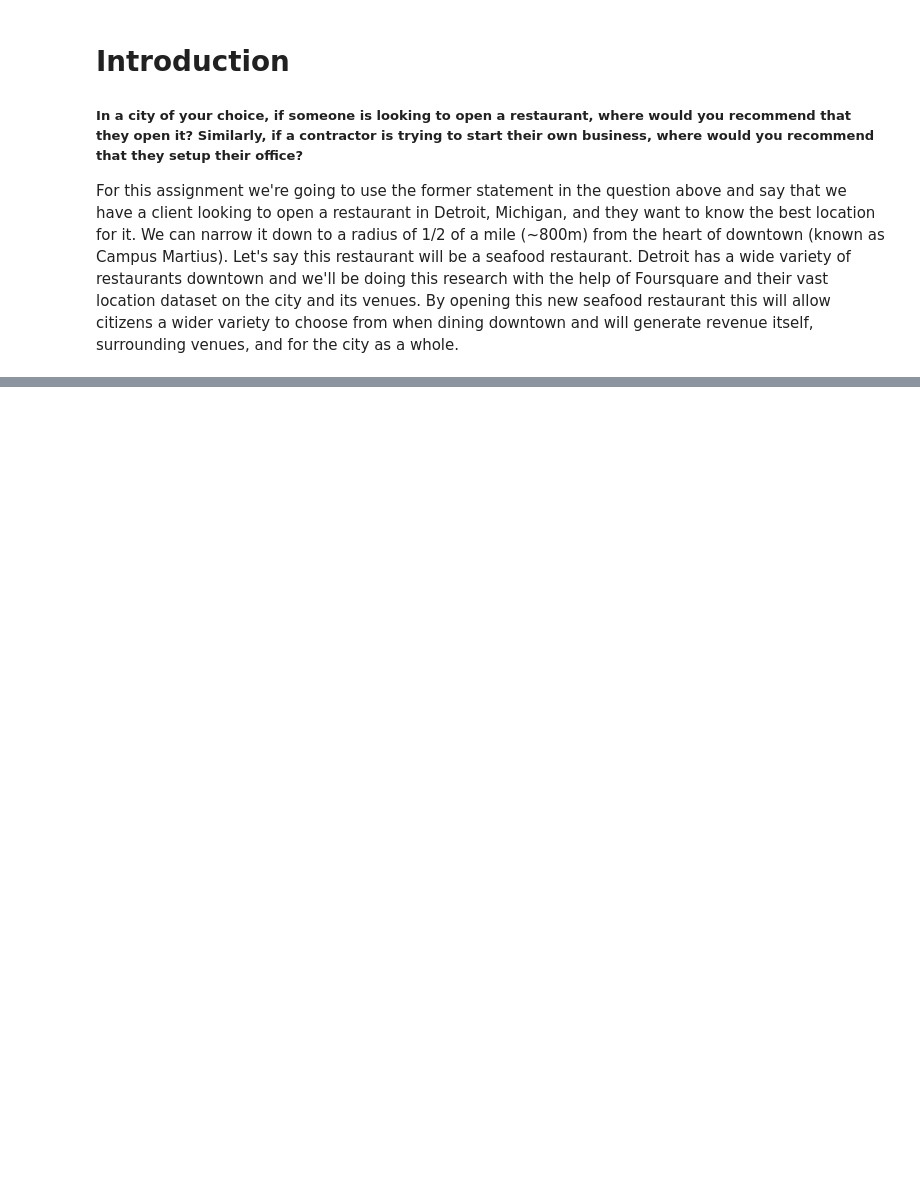
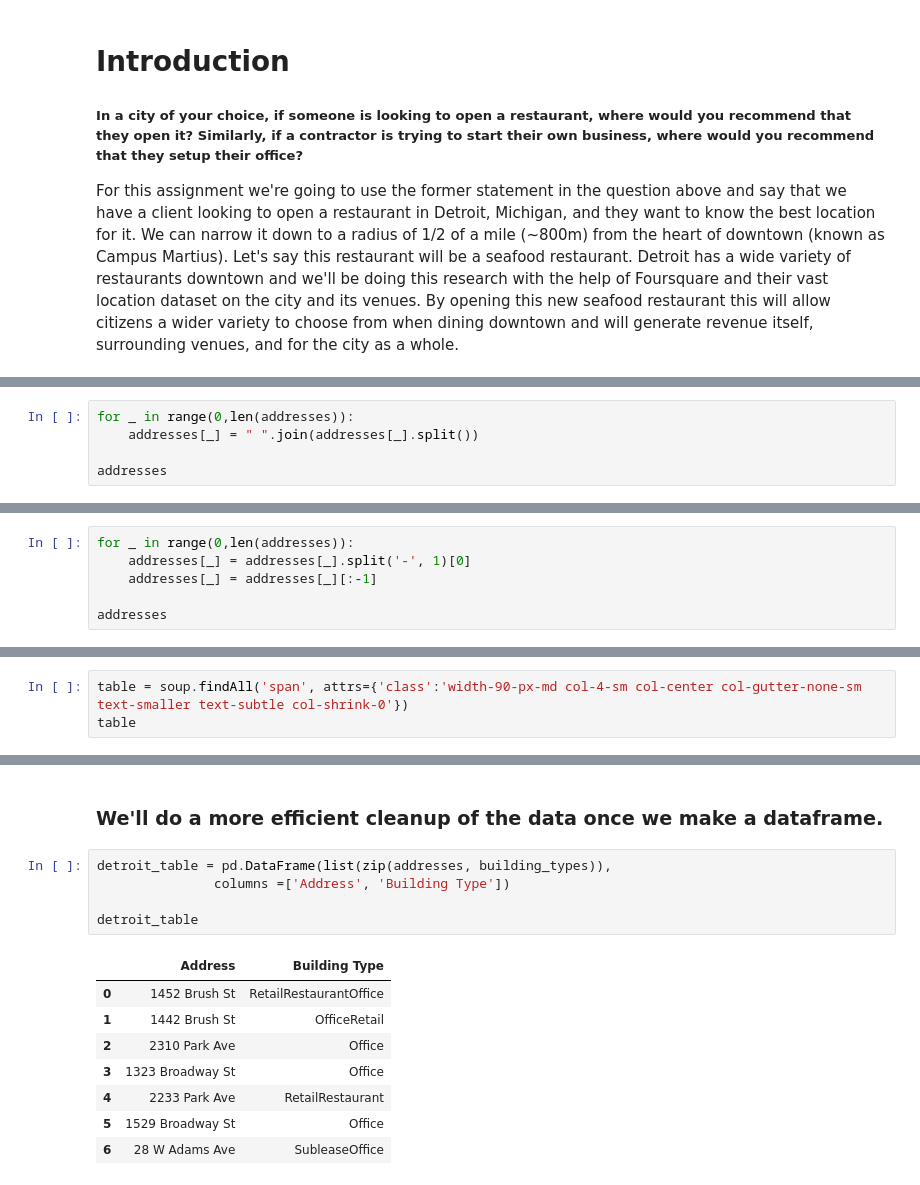
Before and after one commit to mike-fornoff/Battle-of-the-Neighborhoods, a Jupyter notebook: Battle of the Neighborhoods.ipynb, the cells around one changed output, grey strips where cells are left out. Saved outputs shown, nothing was run; the diff lists cells and outputs as text; blank space fills up the shorter version.

```diff
--- a/Battle of the Neighborhoods.ipynb
+++ b/Battle of the Neighborhoods.ipynb
@@ -36,0 +293,5 @@ From all the above data we'll then be able to collect a whole bunch of informati
+# %%
+for _ in range(0,len(addresses)):
+    addresses[_] = " ".join(addresses[_].split())
+
+addresses
@@ -36,0 +308,6 @@ From all the above data we'll then be able to collect a whole bunch of informati
+# %%
+for _ in range(0,len(addresses)):
+    addresses[_] = addresses[_].split('-', 1)[0]
+    addresses[_] = addresses[_][:-1]
+
+addresses
@@ -36,0 +324,3 @@ From all the above data we'll then be able to collect a whole bunch of informati
+# %%
+table = soup.findAll('span', attrs={'class':'width-90-px-md col-4-sm col-center col-gutter-none-sm text-smaller text-subtle col-shrink-0'})
+table
@@ -36,0 +361,16 @@ From all the above data we'll then be able to collect a whole bunch of informati
+# %% [markdown]
+### We'll do a more efficient cleanup of the data once we make a dataframe.
+# %%
+detroit_table = pd.DataFrame(list(zip(addresses, building_types)),
+               columns =['Address', 'Building Type'])
+
+detroit_table
+# %% [output]
+|  | Address | Building Type |
+| 0 | 1452 Brush St | RetailRestaurantOffice |
+| 1 | 1442 Brush St | OfficeRetail |
+| 2 | 2310 Park Ave | Office |
+| 3 | 1323 Broadway St | Office |
+| 4 | 2233 Park Ave | RetailRestaurant |
+| 5 | 1529 Broadway St | Office |
+| 6 | 28 W Adams Ave | SubleaseOffice |
```
Also changed, not shown: parts of 40 cells of this notebook.
